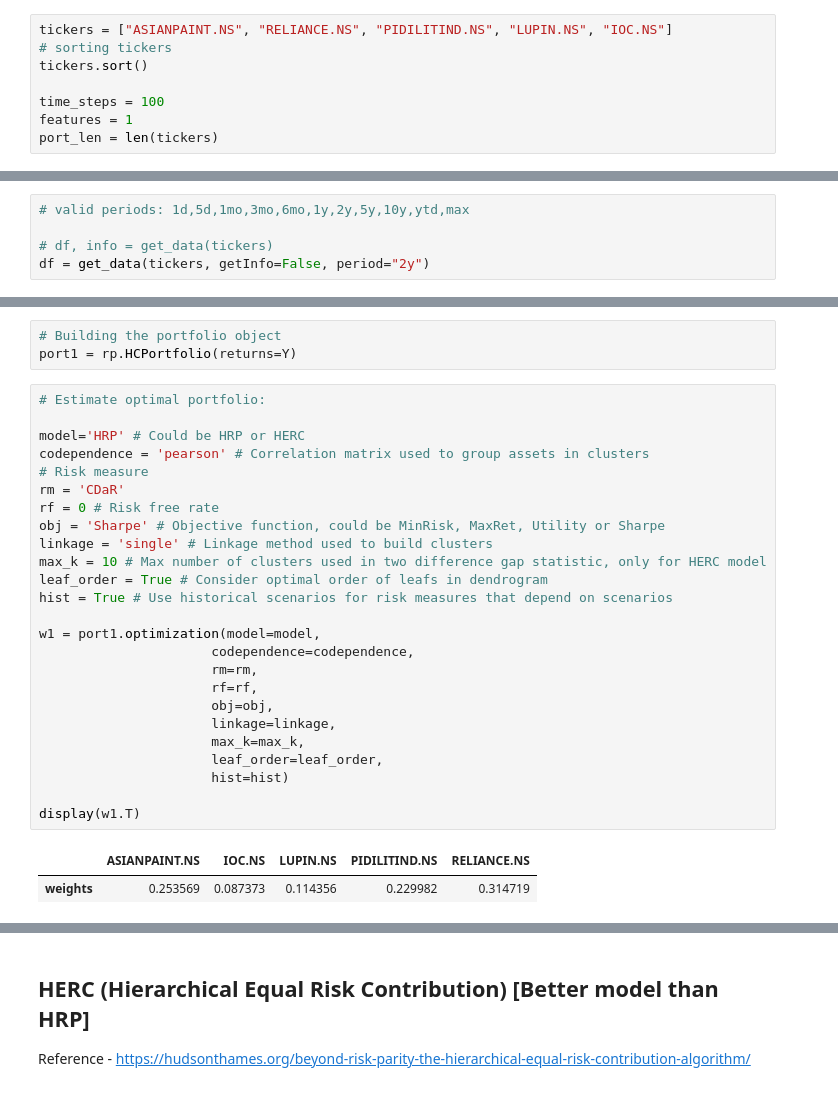
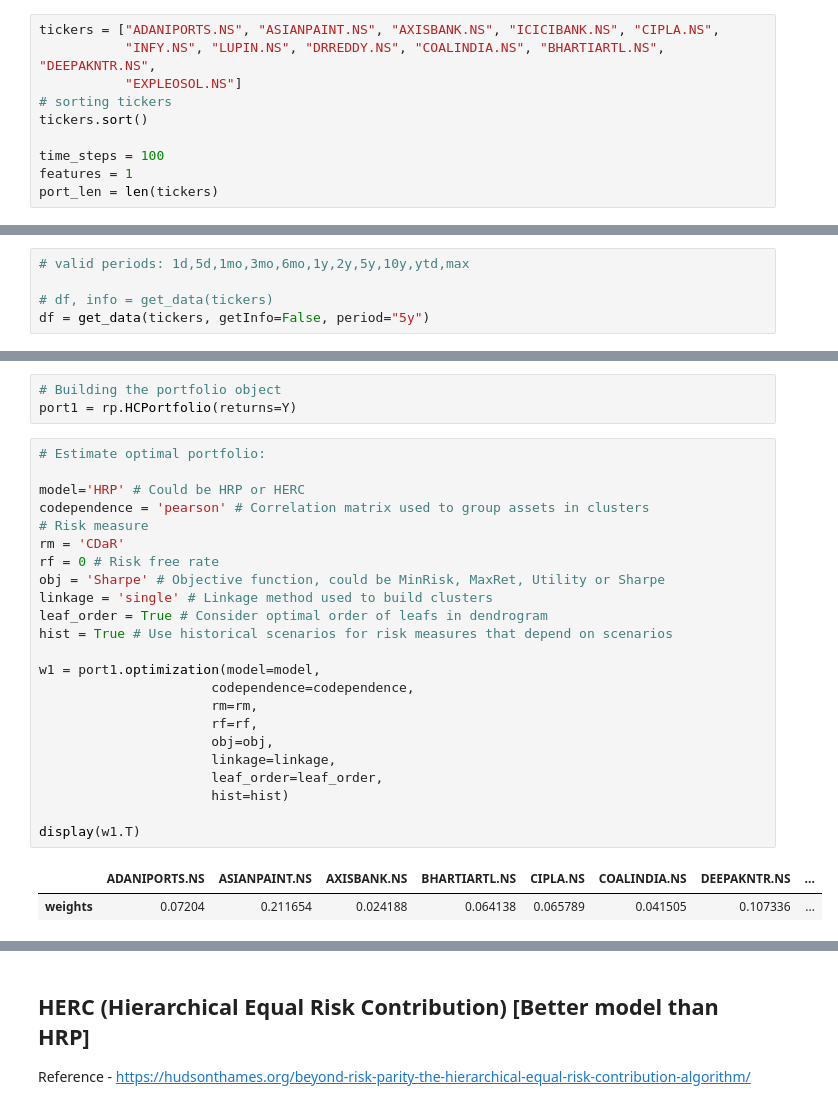
Before and after one commit to thisisindrajit/Portfolio-optimization-using-Deep-Learning-and-statistics, a Jupyter notebook: code.ipynb, the cells around one changed output, grey strips where cells are left out. Cells and saved outputs as stored; diff of their text form.

```diff
--- a/code.ipynb
+++ b/code.ipynb
@@ -58,5 +83,7 @@ All neccessary imports done!
 # %%
-tickers = ["ASIANPAINT.NS", "RELIANCE.NS", "PIDILITIND.NS", "LUPIN.NS", "IOC.NS"]
+tickers = ["ADANIPORTS.NS", "ASIANPAINT.NS", "AXISBANK.NS", "ICICIBANK.NS", "CIPLA.NS",
+           "INFY.NS", "LUPIN.NS", "DRREDDY.NS", "COALINDIA.NS", "BHARTIARTL.NS", "DEEPAKNTR.NS",
+           "EXPLEOSOL.NS"]
 # sorting tickers
 tickers.sort()
 
@@ -92,5 +119,5 @@ def get_data(tickers, getInfo=True, period="5y"):
 # valid periods: 1d,5d,1mo,3mo,6mo,1y,2y,5y,10y,ytd,max
 
 # df, info = get_data(tickers)
-df = get_data(tickers, getInfo=False, period="2y")
+df = get_data(tickers, getInfo=False, period="5y")
 # %% [output]
@@ -1054,31 +1114,29 @@ port1 = rp.HCPortfolio(returns=Y)
 # %%
 # Estimate optimal portfolio:
 
 model='HRP' # Could be HRP or HERC
 codependence = 'pearson' # Correlation matrix used to group assets in clusters
 # Risk measure
 rm = 'CDaR'
 rf = 0 # Risk free rate
 obj = 'Sharpe' # Objective function, could be MinRisk, MaxRet, Utility or Sharpe
 linkage = 'single' # Linkage method used to build clusters
-max_k = 10 # Max number of clusters used in two difference gap statistic, only for HERC model
 leaf_order = True # Consider optimal order of leafs in dendrogram
 hist = True # Use historical scenarios for risk measures that depend on scenarios
 
 w1 = port1.optimization(model=model,
                       codependence=codependence,
                       rm=rm,
                       rf=rf,
                       obj=obj,
                       linkage=linkage,
-                      max_k=max_k,
                       leaf_order=leaf_order,
                       hist=hist)
 
 display(w1.T)
 # %% [output]
-|  | ASIANPAINT.NS | IOC.NS | LUPIN.NS | PIDILITIND.NS | RELIANCE.NS |
-| weights | 0.253569 | 0.087373 | 0.114356 | 0.229982 | 0.314719 |
+|  | ADANIPORTS.NS | ASIANPAINT.NS | AXISBANK.NS | BHARTIARTL.NS | CIPLA.NS | COALINDIA.NS | DEEPAKNTR.NS | ... |
+| weights | 0.07204 | 0.211654 | 0.024188 | 0.064138 | 0.065789 | 0.041505 | 0.107336 | ... |
 # %%
 # Plotting the composition of the portfolio
 
```
Also changed, not shown: parts of 27 cells of this notebook.
